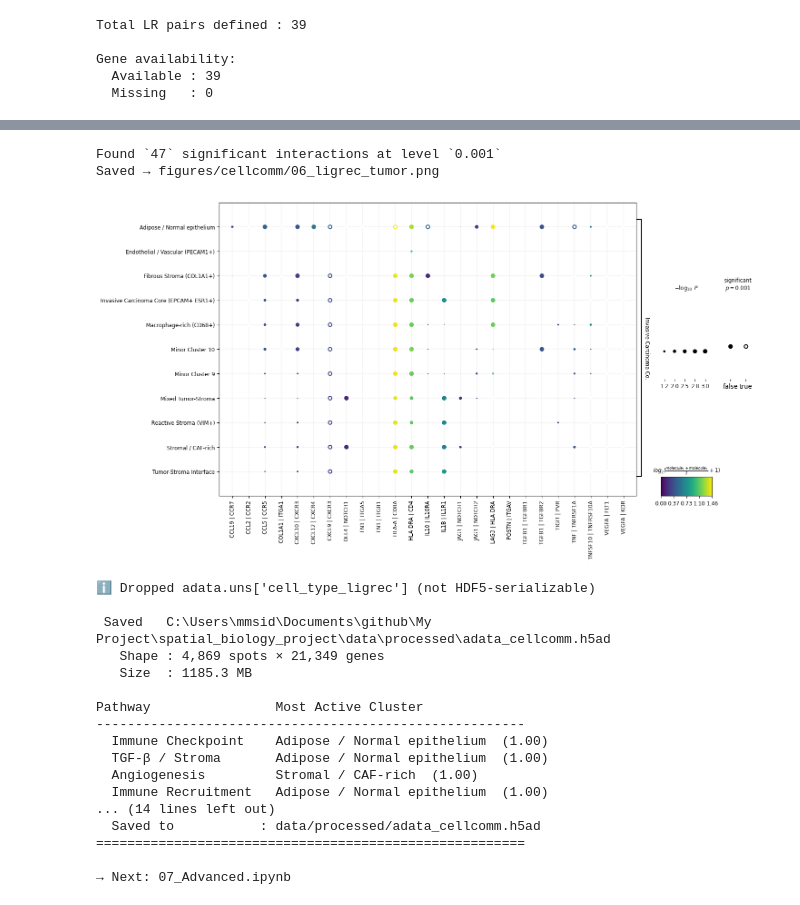
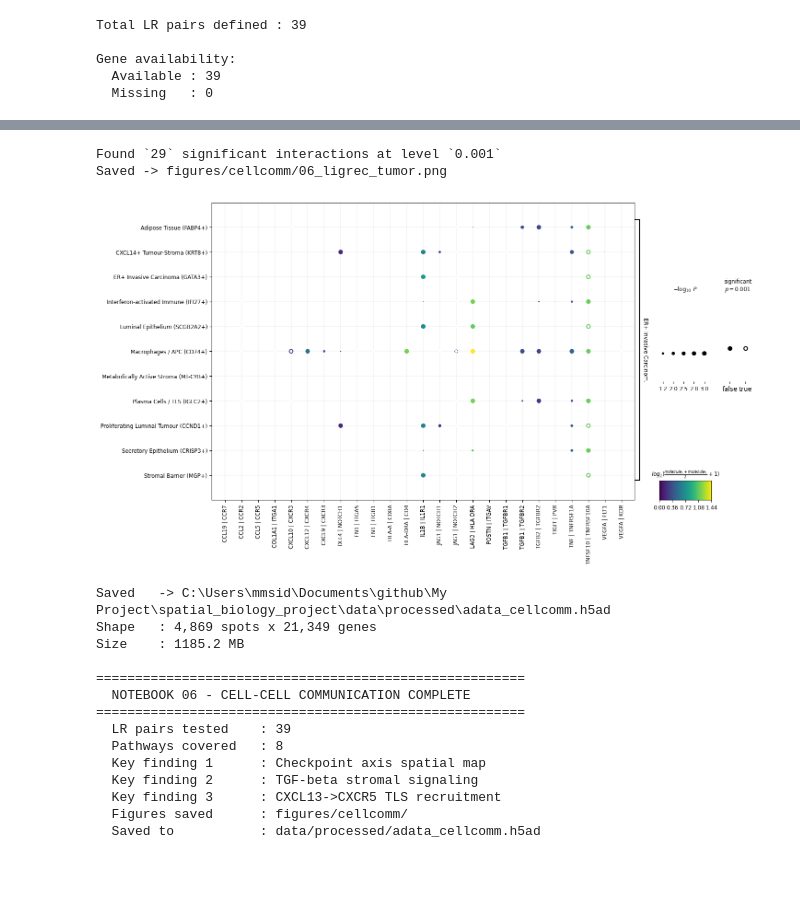
Before and after one commit to MahimaMSiddheshwar/spatial-biology, a Jupyter notebook: scripts/06_Cell Communication.ipynb, the cells around one changed output, grey strips where cells are left out. Drawn from its saved outputs; the diff is of its cells as text; code cells hidden in the pictures; blank space fills up the shorter version.

```diff
--- a/scripts/06_Cell Communication.ipynb
+++ b/scripts/06_Cell Communication.ipynb
@@ -516,78 +555,67 @@ Finish (0:00:11)
 # %%
-# LIGREC PLOT
+# LIGREC PLOT — significant interactions from tumour core
+
 prev_figdir = sc.settings.figdir
 sc.settings.figdir = str(fig_cc_dir)
 
-# Plot for tumor cluster as source
-tumor_cluster = 'Invasive Carcinoma Core (EPCAM+ ESR1+)'
+tumor_cluster = 'ER+ Invasive Carcinoma (GATA3+)'
 
 sq.pl.ligrec(
     adata,
     cluster_key='cell_type',
     source_groups=tumor_cluster,
     means_range=(0.1, np.inf),
     alpha=0.001,
     swap_axes=True,
-    title=f'LR Interactions — Source: Tumor Core',
+    title='LR Interactions - Source: ER+ Invasive Carcinoma',
     figsize=(14, 8),
     save='_06_ligrec_tumor.png'
 )
 
 sc.settings.figdir = prev_figdir
-print("Saved → figures/cellcomm/06_ligrec_tumor.png")
+print('Saved -> figures/cellcomm/06_ligrec_tumor.png')
 # %% [output]
-Found `47` significant interactions at level `0.001`
-Saved → figures/cellcomm/06_ligrec_tumor.png
+Found `29` significant interactions at level `0.001`
+Saved -> figures/cellcomm/06_ligrec_tumor.png
-[figure, old version]
+[figure, new version]
 # %%
 # SAVE + SUMMARY
 
+# Drop ligrec from uns — not HDF5-serializable
 keys_to_drop = [k for k in adata.uns.keys() if 'ligrec' in k]
 for k in keys_to_drop:
     del adata.uns[k]
-    print(f"ℹ Dropped adata.uns['{k}'] (not HDF5-serializable)")
+    print(f'Dropped adata.uns["{k}"] (not HDF5-serializable)')
 
-# Save clean adata
 out_path = processed_dir / 'adata_cellcomm.h5ad'
 adata.write_h5ad(out_path)
 
-print(f"\n Saved   {out_path}")
-print(f"   Shape : {adata.n_obs:,} spots × {adata.n_vars:,} genes")
-print(f"   Size  : {out_path.stat().st_size / 1e6:.1f} MB")
+print(f'\nSaved   -> {out_path}')
+print(f'Shape   : {adata.n_obs:,} spots x {adata.n_vars:,} genes')
+print(f'Size    : {out_path.stat().st_size / 1e6:.1f} MB')
 
-# Top interactions per pathway
-print(f"\n{'Pathway':<22} {'Most Active Cluster'}")
-print("-" * 55)
-for pathway in pathway_norm.columns:
-    top_cluster = pathway_norm[pathway].idxmax()
-    score       = pathway_norm[pathway].max()
-    print(f"  {pathway:<20} {top_cluster}  ({score:.2f})")
-
-print('\n' + '=' * 55)
-print('  NOTEBOOK 06 — CELL-CELL COMMUNICATION COMPLETE')
-print('=' * 55)
+print('\n' + '='*55)
+print('  NOTEBOOK 06 - CELL-CELL COMMUNICATION COMPLETE')
+print('='*55)
 print(f'  LR pairs tested    : {len(available)}')
 print(f'  Pathways covered   : {len(pathway_groups)}')
 print(f'  Key finding 1      : Checkpoint axis spatial map')
-print(f'  Key finding 2      : TGF-β stromal signaling')
-print(f'  Key finding 3      : CXCL13→CXCR5 TLS recruitment')
+print(f'  Key finding 2      : TGF-beta stromal signaling')
+print(f'  Key finding 3      : CXCL13->CXCR5 TLS recruitment')
 print(f'  Figures saved      : figures/cellcomm/')
 print(f'  Saved to           : data/processed/adata_cellcomm.h5ad')
 # %% [output]
-ℹ Dropped adata.uns['cell_type_ligrec'] (not HDF5-serializable)
+Saved   -> C:\Users\mmsid\Documents\github\My Project\spatial_biology_project\data\processed\adata_cellcomm.h5ad
+Shape   : 4,869 spots x 21,349 genes
+Size    : 1185.2 MB
 
- Saved   C:\Users\mmsid\Documents\github\My Project\spatial_biology_project\data\processed\adata_cellcomm.h5ad
-   Shape : 4,869 spots × 21,349 genes
-   Size  : 1185.3 MB
-
-Pathway                Most Active Cluster
--------------------------------------------------------
-  Immune Checkpoint    Adipose / Normal epithelium  (1.00)
-  TGF-β / Stroma       Adipose / Normal epithelium  (1.00)
-  Angiogenesis         Stromal / CAF-rich  (1.00)
-  Immune Recruitment   Adipose / Normal epithelium  (1.00)
-... (14 lines left out)
+=======================================================
+  NOTEBOOK 06 - CELL-CELL COMMUNICATION COMPLETE
+=======================================================
+  LR pairs tested    : 39
+  Pathways covered   : 8
+  Key finding 1      : Checkpoint axis spatial map
+  Key finding 2      : TGF-beta stromal signaling
+  Key finding 3      : CXCL13->CXCR5 TLS recruitment
+  Figures saved      : figures/cellcomm/
   Saved to           : data/processed/adata_cellcomm.h5ad
-=======================================================
-
-→ Next: 07_Advanced.ipynb
```
Also changed, not shown: parts of 12 cells of this notebook, 21 other files.
